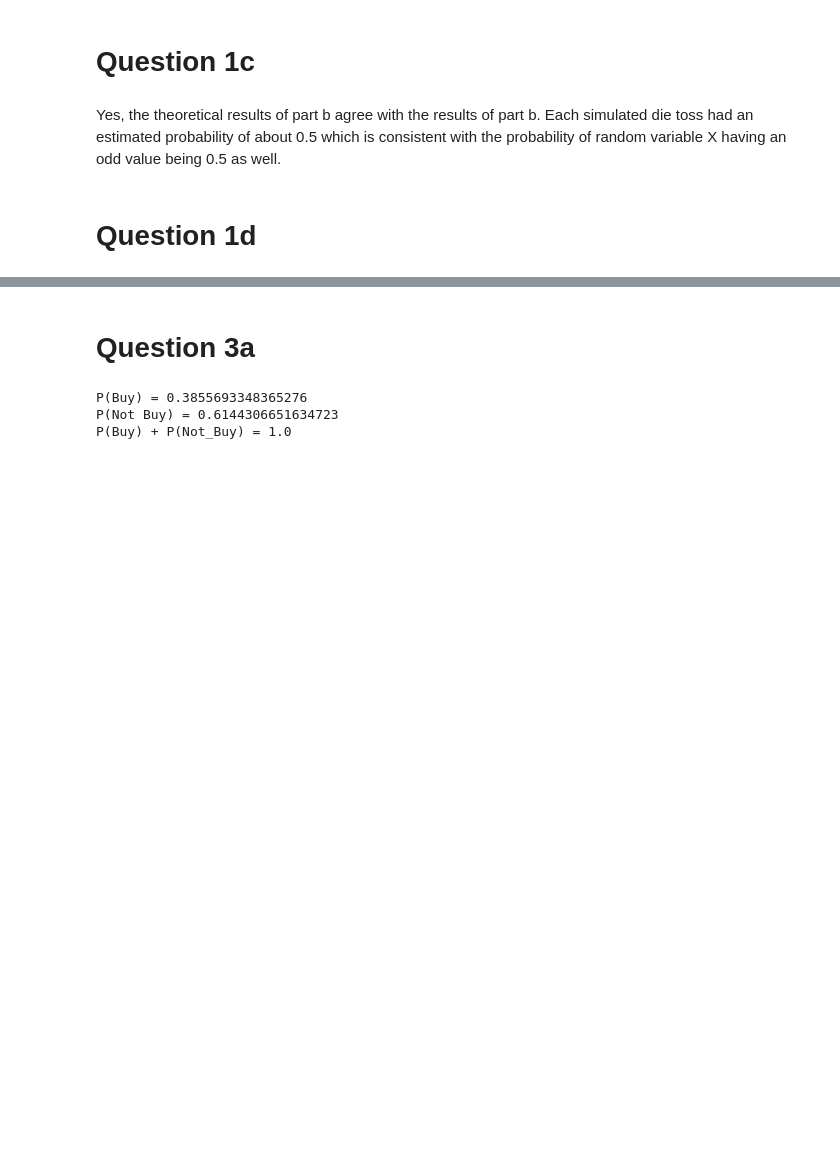
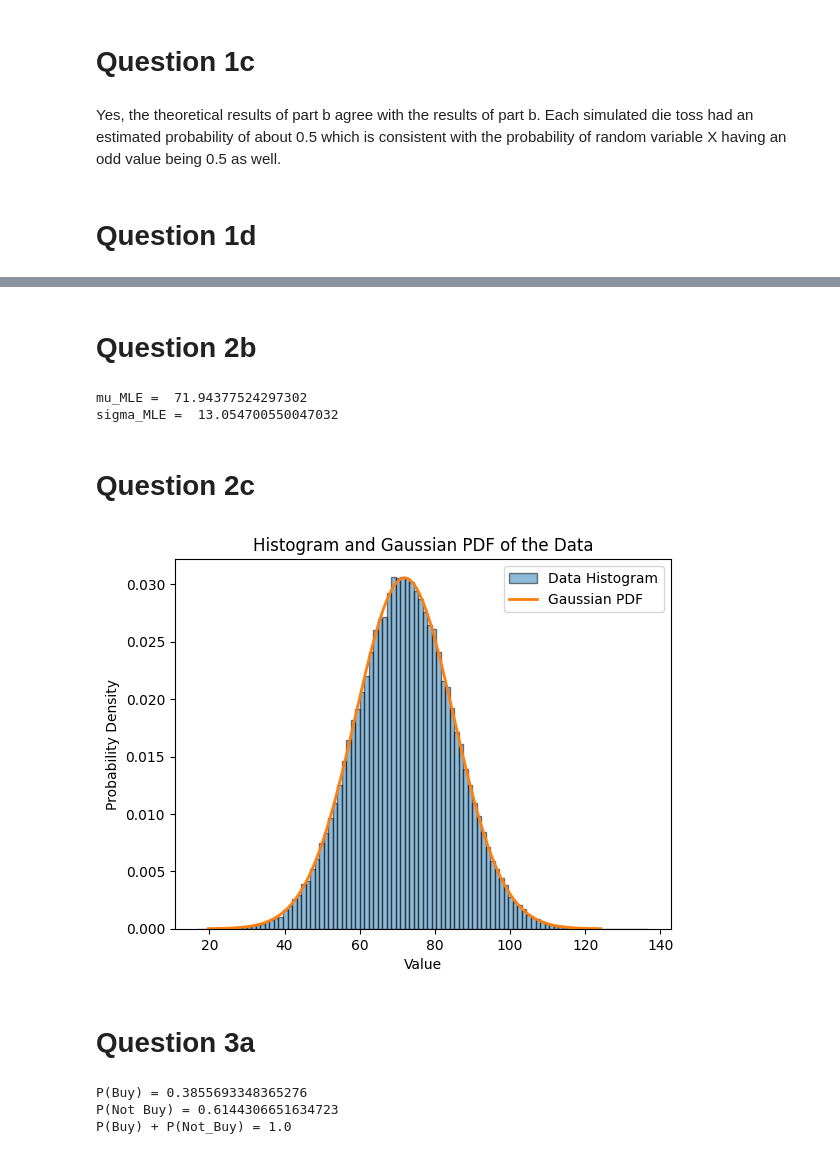
Before and after one commit to Dauniel/ece_engr_131A_project, a Jupyter notebook: project.ipynb, the cells around one changed output, grey strips where cells are left out. Cells and saved outputs as stored; diff of their text form; code cells hidden in the pictures; blank space fills up the shorter version.

```diff
--- a/project.ipynb
+++ b/project.ipynb
@@ -101,6 +101,59 @@ Part B:
 Probability of Random Variable X with Biased Properties: 0.5882352941176471
 Part C:
 The simulated probabilities for the biased dice are quite close to the theoretical probability of rolling an odd number for the biased coin. As the number of coin tosses increase, the estimated probab ...
+# %% [markdown]
+<h1> Question 2b </h1>
+# %%
+file_path = 'data.txt'
+df = pd.read_csv(file_path, header=None)
+
+# Calculating mu_MLE value
+x = df.sum()
+mu_MLE = x / 100000
+mu_MLE_value = mu_MLE.iloc[0]
+
+print("mu_MLE =  " + str(mu_MLE_value))
+
+# Correcting the calculation for sigma_MLE value
+y = 0
+n = len(df)  # Assuming you want to loop over all rows in your DataFrame
+for i in range(n):
+    y += (df.iloc[i, 0] - mu_MLE_value) ** 2
+sigma_MLE_value = (y / n) ** 0.5
+
+print("sigma_MLE =  " + str(sigma_MLE_value))
+# %% [output]
+mu_MLE =  71.94377524297302
+sigma_MLE =  13.054700550047032
+# %% [markdown]
+<h1> Question 2c </h1>
+# %%
+# Calculate the mean (mu_MLE) and standard deviation (sigma_MLE) of the dataset
+mu_MLE = df[0].mean()
+sigma_MLE = df[0].std()
+
+# Generate the values for the Gaussian PDF
+x_values = np.linspace(mu_MLE - 4*sigma_MLE, mu_MLE + 4*sigma_MLE, 1000)
+pdf_values = norm.pdf(x_values, mu_MLE, sigma_MLE)
+
+# Plotting the histogram of the data
+plt.hist(df[0], bins=100, density=True, alpha=0.5, label='Data Histogram',  edgecolor='black')
+
+# Plotting the Gaussian PDF on top of the histogram
+plt.plot(x_values, pdf_values, label='Gaussian PDF', linewidth=2)
+
+# Adding title and labels
+plt.title('Histogram and Gaussian PDF of the Data')
+plt.xlabel('Value')
+plt.ylabel('Probability Density')
+
+# Adding a legend
+plt.legend()
+
+# Show the plot
+plt.show()
+# %% [output]
+[figure, added]
 # %% [markdown]
 <h1> Question 3a </h1>
 # %%
```
Also changed, not shown: parts of 10 cells of this notebook.
